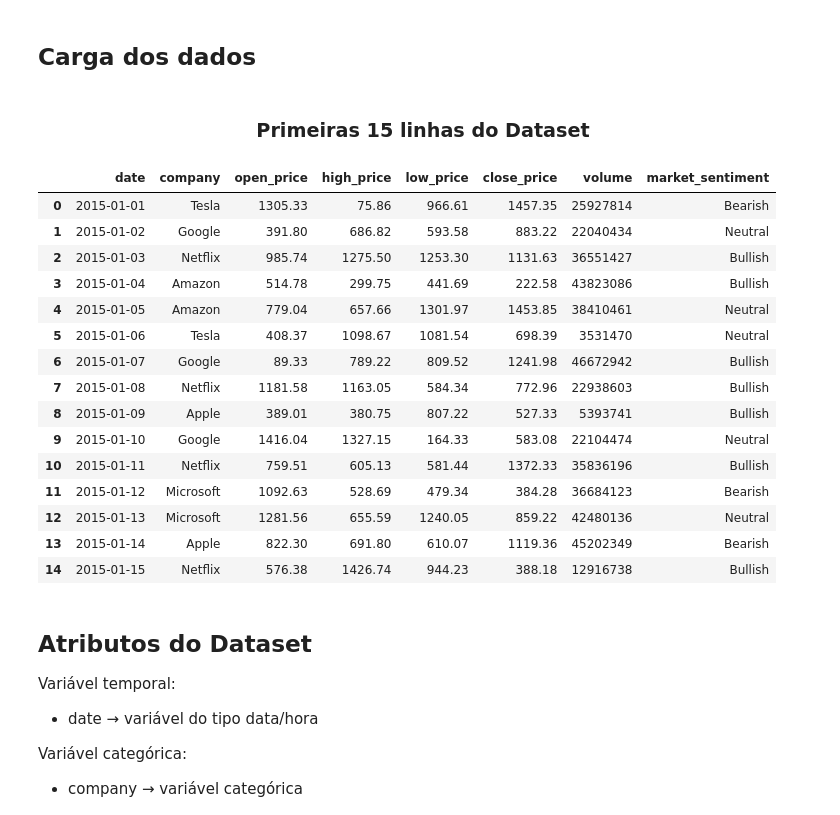
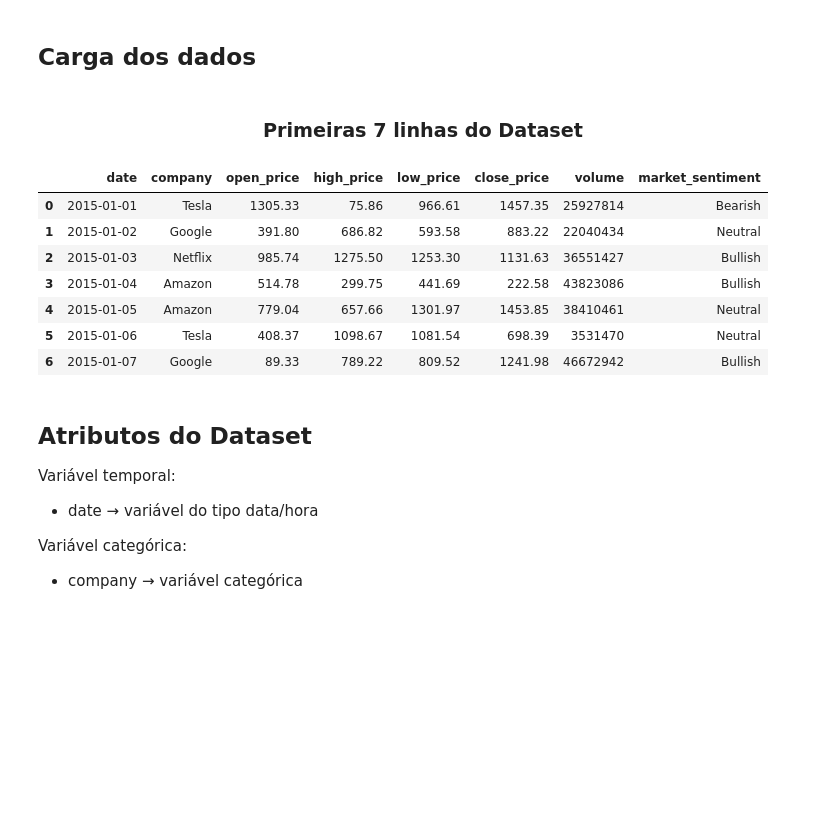
Before and after one commit to Vieiraligia/Data-Science-and-Analytics, a Jupyter notebook: MVP Machine Learning e Analytics/MVP_MachineLearningAnalytics.ipynb, the cells around one changed output. Drawn from its saved outputs; the diff is of its cells as text; code cells hidden in the pictures; blank space fills up the shorter version.

```diff
--- a/MVP Machine Learning e Analytics/MVP_MachineLearningAnalytics.ipynb
+++ b/MVP Machine Learning e Analytics/MVP_MachineLearningAnalytics.ipynb
@@ -161,26 +161,18 @@ url = "https://raw.githubusercontent.com/Vieiraligia/Data-Science-and-Analytics/
 
 df = pd.read_csv(url)
 # %%
-display(HTML("<h3 style='text-align:center;'>Primeiras 15 linhas do Dataset</h3>"))
-df.head(15)
+display(HTML("<h3 style='text-align:center;'>Primeiras 7 linhas do Dataset</h3>"))
+df.head(7)
 # %% [output]
-Primeiras 15 linhas do Dataset
+Primeiras 7 linhas do Dataset
 |  | date | company | open_price | high_price | low_price | close_price | volume | market_sentiment |
 | 0 | 2015-01-01 | Tesla | 1305.33 | 75.86 | 966.61 | 1457.35 | 25927814 | Bearish |
 | 1 | 2015-01-02 | Google | 391.80 | 686.82 | 593.58 | 883.22 | 22040434 | Neutral |
 | 2 | 2015-01-03 | Netflix | 985.74 | 1275.50 | 1253.30 | 1131.63 | 36551427 | Bullish |
 | 3 | 2015-01-04 | Amazon | 514.78 | 299.75 | 441.69 | 222.58 | 43823086 | Bullish |
 | 4 | 2015-01-05 | Amazon | 779.04 | 657.66 | 1301.97 | 1453.85 | 38410461 | Neutral |
 | 5 | 2015-01-06 | Tesla | 408.37 | 1098.67 | 1081.54 | 698.39 | 3531470 | Neutral |
 | 6 | 2015-01-07 | Google | 89.33 | 789.22 | 809.52 | 1241.98 | 46672942 | Bullish |
-| 7 | 2015-01-08 | Netflix | 1181.58 | 1163.05 | 584.34 | 772.96 | 22938603 | Bullish |
-| 8 | 2015-01-09 | Apple | 389.01 | 380.75 | 807.22 | 527.33 | 5393741 | Bullish |
-| 9 | 2015-01-10 | Google | 1416.04 | 1327.15 | 164.33 | 583.08 | 22104474 | Neutral |
-| 10 | 2015-01-11 | Netflix | 759.51 | 605.13 | 581.44 | 1372.33 | 35836196 | Bullish |
-| 11 | 2015-01-12 | Microsoft | 1092.63 | 528.69 | 479.34 | 384.28 | 36684123 | Bearish |
-| 12 | 2015-01-13 | Microsoft | 1281.56 | 655.59 | 1240.05 | 859.22 | 42480136 | Neutral |
-| 13 | 2015-01-14 | Apple | 822.30 | 691.80 | 610.07 | 1119.36 | 45202349 | Bearish |
-| 14 | 2015-01-15 | Netflix | 576.38 | 1426.74 | 944.23 | 388.18 | 12916738 | Bullish |
 # %% [markdown]
 ## Atributos do Dataset
 
```
Also changed, not shown: parts of 1 cell of this notebook.
